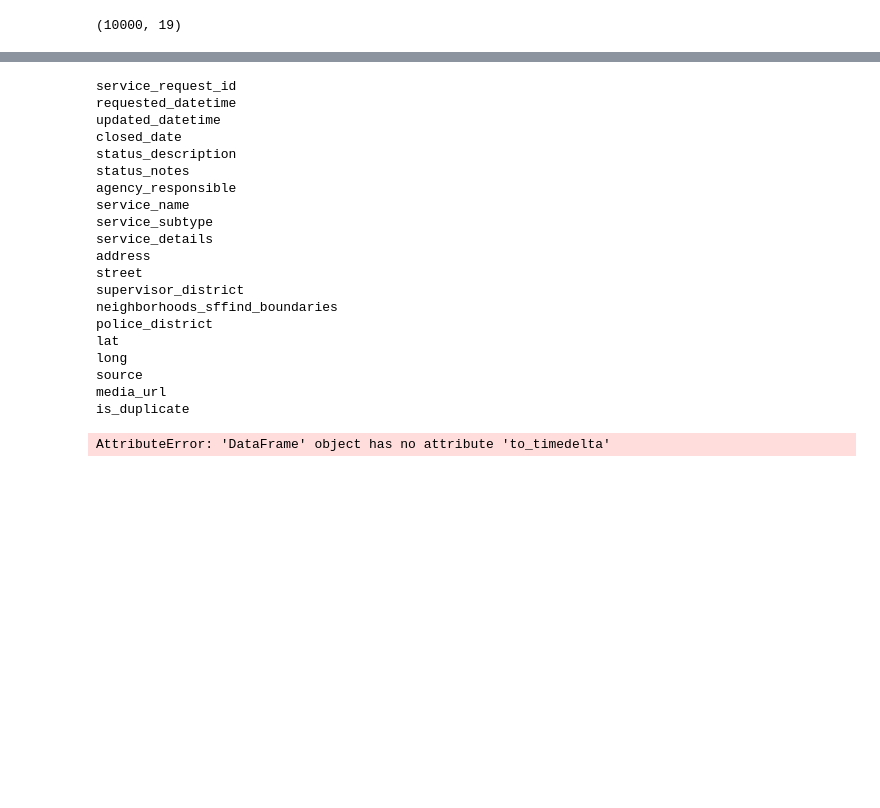
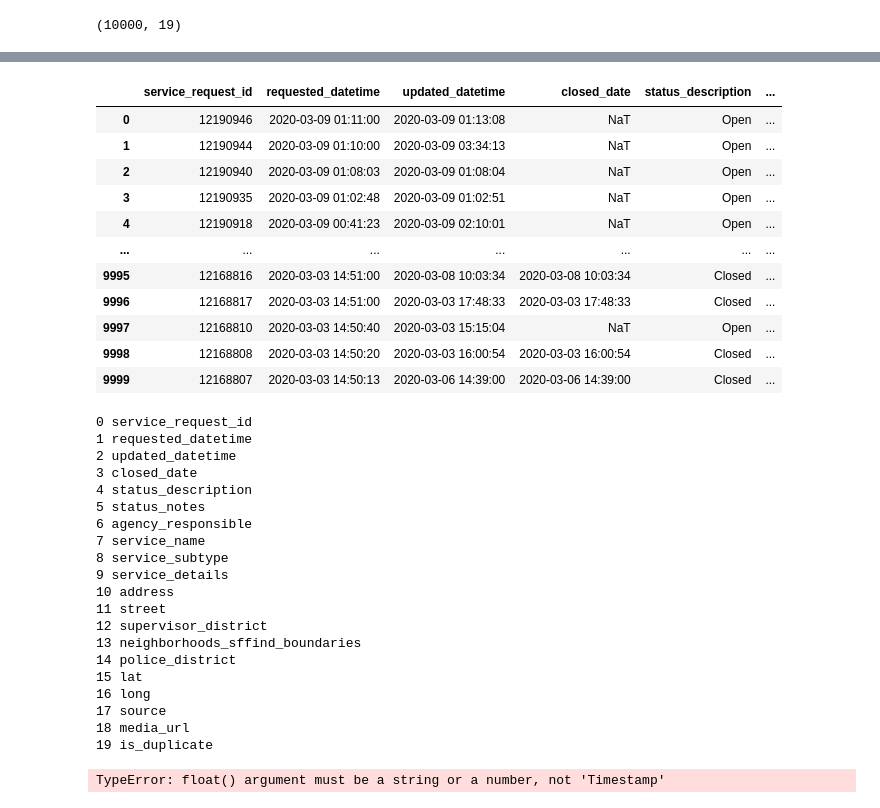
Before and after one commit to corralm/San-Francisco-311, a Jupyter notebook: P5_SF311.ipynb, the cells around one changed output, grey strips where cells are left out. Saved outputs shown, nothing was run; the diff lists cells and outputs as text; code cells hidden in the pictures; blank space fills up the shorter version.

```diff
--- a/P5_SF311.ipynb
+++ b/P5_SF311.ipynb
@@ -139,29 +231,45 @@ https://github.com/pandas-profiling/pandas-profiling/issues
+# %%
+# exclude
+'case_id',
+'status_notes' # Needs NLP
+'request_type' # Needs NLP
+'request_details' # Needs NLP
+'address' # Needs NLP
+'
+# %% [output]
+|  | service_request_id | requested_datetime | updated_datetime | closed_date | status_description | ... |
+| 0 | 12190946 | 2020-03-09 01:11:00 | 2020-03-09 01:13:08 | NaT | Open | ... |
+| 1 | 12190944 | 2020-03-09 01:10:00 | 2020-03-09 03:34:13 | NaT | Open | ... |
+| 2 | 12190940 | 2020-03-09 01:08:03 | 2020-03-09 01:08:04 | NaT | Open | ... |
+| 3 | 12190935 | 2020-03-09 01:02:48 | 2020-03-09 01:02:51 | NaT | Open | ... |
+| 4 | 12190918 | 2020-03-09 00:41:23 | 2020-03-09 02:10:01 | NaT | Open | ... |
+| ... | ... | ... | ... | ... | ... | ... |
+| 9995 | 12168816 | 2020-03-03 14:51:00 | 2020-03-08 10:03:34 | 2020-03-08 10:03:34 | Closed | ... |
+| 9996 | 12168817 | 2020-03-03 14:51:00 | 2020-03-03 17:48:33 | 2020-03-03 17:48:33 | Closed | ... |
+| 9997 | 12168810 | 2020-03-03 14:50:40 | 2020-03-03 15:15:04 | NaT | Open | ... |
+| 9998 | 12168808 | 2020-03-03 14:50:20 | 2020-03-03 16:00:54 | 2020-03-03 16:00:54 | Closed | ... |
+| 9999 | 12168807 | 2020-03-03 14:50:13 | 2020-03-06 14:39:00 | 2020-03-06 14:39:00 | Closed | ... |
 # %%
-for col in df.columns:
-    print(col)
+for idx, col in enumerate(df.columns):
+    print(idx, col)
 # %% [output]
-service_request_id
-requested_datetime
-updated_datetime
-closed_date
-status_description
-status_notes
-agency_responsible
-service_name
-service_subtype
-service_details
-address
-street
-supervisor_district
-neighborhoods_sffind_boundaries
-police_district
-lat
-long
-source
-media_url
-is_duplicate
+0 service_request_id
+1 requested_datetime
+2 updated_datetime
+3 closed_date
+4 status_description
+5 status_notes
+6 agency_responsible
+7 service_name
+8 service_subtype
+9 service_details
+10 address
+11 street
+12 supervisor_district
+13 neighborhoods_sffind_boundaries
+14 police_district
+15 lat
+16 long
+17 source
+18 media_url
+19 is_duplicate
-# %%
-# Convert timestamps (strings) to date format
-df.iloc[:, 1:4].to_timedelta()
-# %% [output]
-AttributeError: 'DataFrame' object has no attribute 'to_timedelta'
@@ -167,0 +282,4 @@ AttributeError: 'DataFrame' object has no attribute 'to_timedelta'
+# %%
+X_smoted, y_smoted = SMOTE(random_state=2020).fit_sample(X,y)
+# %% [output]
+TypeError: float() argument must be a string or a number, not 'Timestamp'
```
Also changed, not shown: parts of 30 cells of this notebook.
